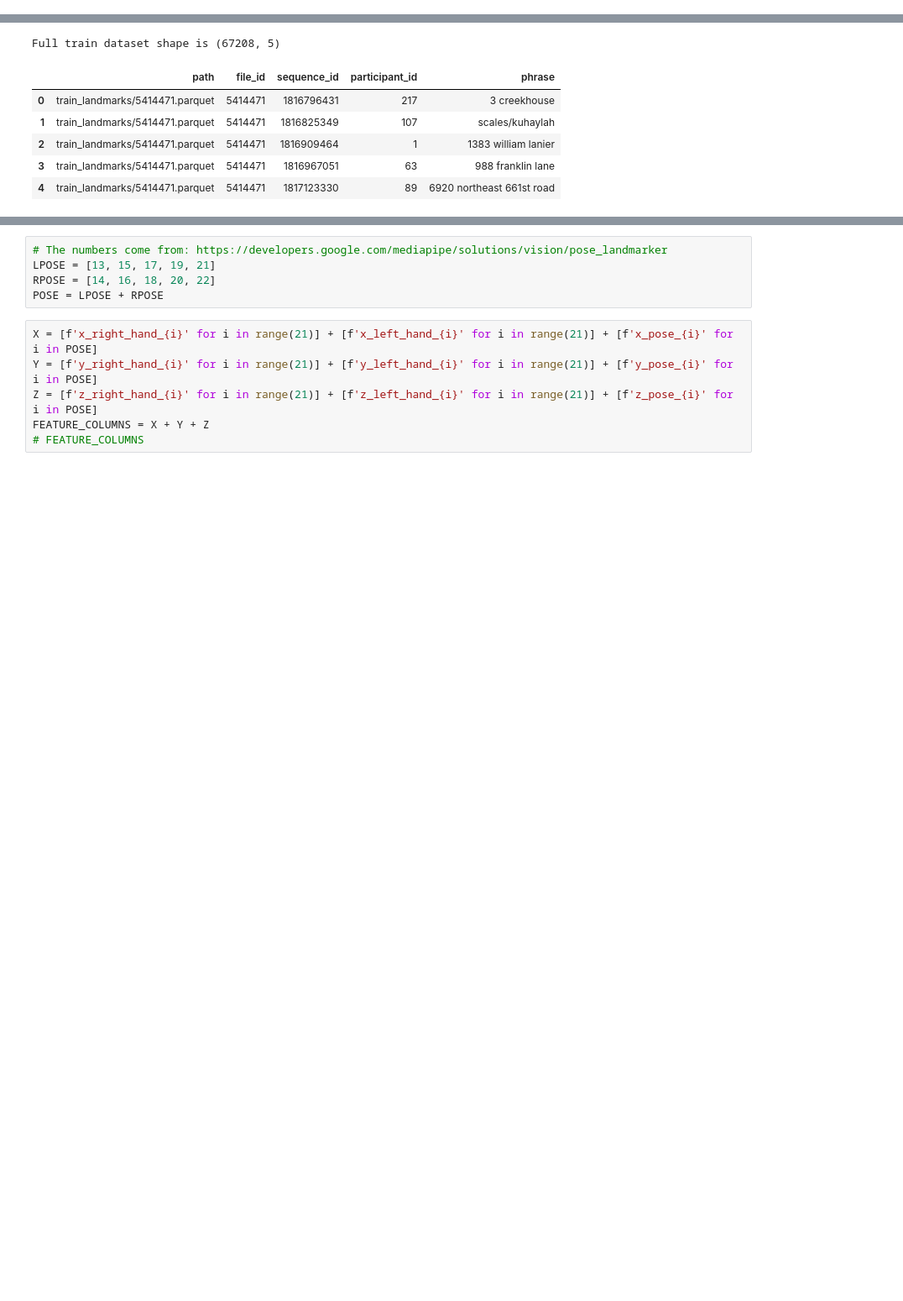
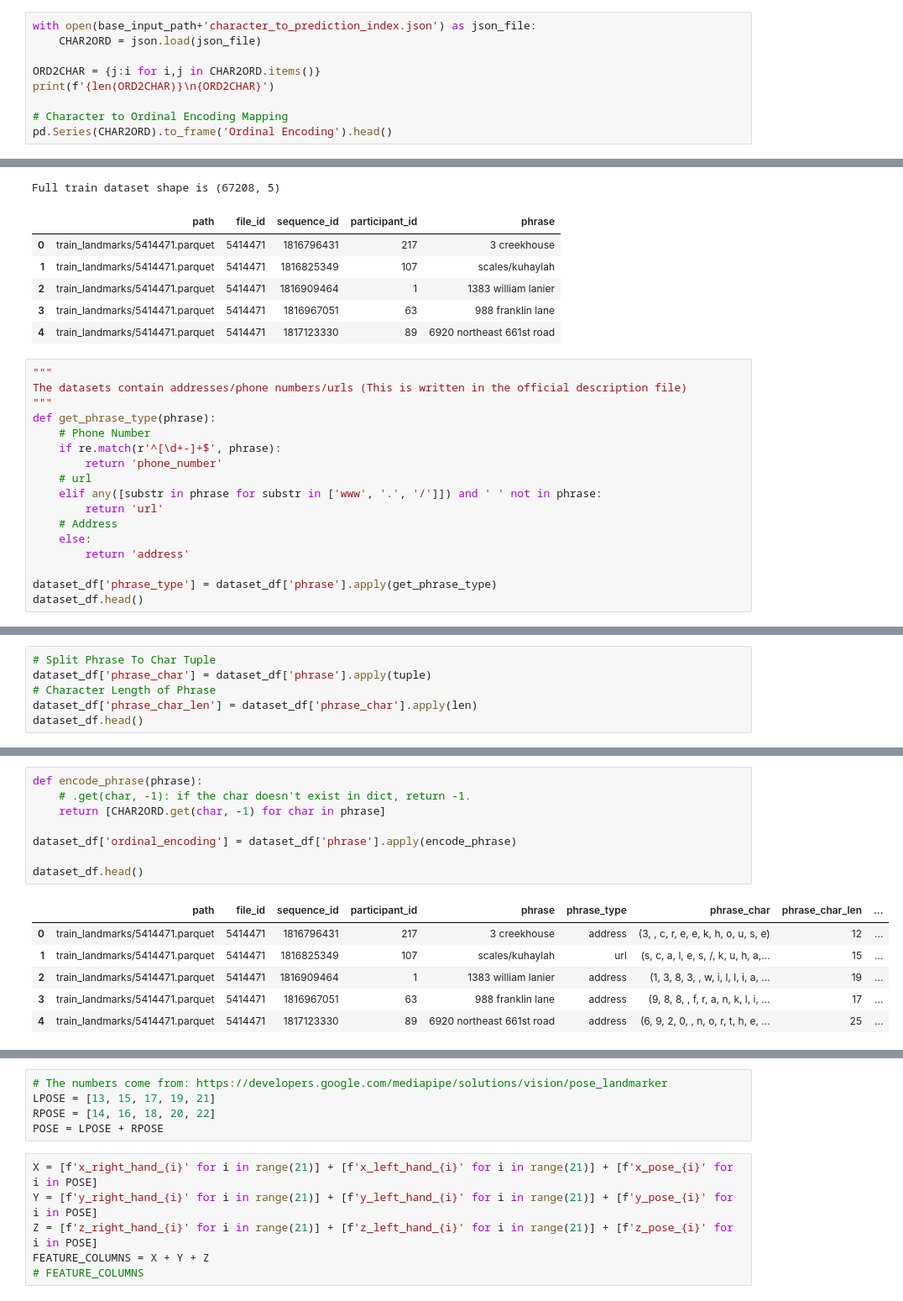
Before and after one commit to Nekoiii/Kaggle_notebook, a Jupyter notebook: sign-language-fingerspelling-recognition-3.ipynb, the cells around one changed output, grey strips where cells are left out. Shown at 84% size. Drawn from its saved outputs; the diff is of its cells as text; blank space fills up the shorter version.

```diff
--- a/sign-language-fingerspelling-recognition-3.ipynb
+++ b/sign-language-fingerspelling-recognition-3.ipynb
@@ -57,0 +45,9 @@ Mediapipe v0.10.3
+# %%
+with open(base_input_path+'character_to_prediction_index.json') as json_file:
+    CHAR2ORD = json.load(json_file)
+
+ORD2CHAR = {j:i for i,j in CHAR2ORD.items()}
+print(f'{len(ORD2CHAR)}\n{ORD2CHAR}')
+
+# Character to Ordinal Encoding Mapping
+pd.Series(CHAR2ORD).to_frame('Ordinal Encoding').head()
@@ -68,3 +81,20 @@ Full train dataset shape is (67208, 5)
 | 2 | train_landmarks/5414471.parquet | 5414471 | 1816909464 | 1 | 1383 william lanier |
 | 3 | train_landmarks/5414471.parquet | 5414471 | 1816967051 | 63 | 988 franklin lane |
 | 4 | train_landmarks/5414471.parquet | 5414471 | 1817123330 | 89 | 6920 northeast 661st road |
+# %%
+"""
+The datasets contain addresses/phone numbers/urls (This is written in the official description file)
+"""
+def get_phrase_type(phrase):
+    # Phone Number
+    if re.match(r'^[\d+-]+$', phrase):
+        return 'phone_number'
+    # url
+    elif any([substr in phrase for substr in ['www', '.', '/']]) and ' ' not in phrase:
+        return 'url'
+    # Address
+    else:
+        return 'address'
+
+dataset_df['phrase_type'] = dataset_df['phrase'].apply(get_phrase_type)
+dataset_df.head()
@@ -70,0 +108,6 @@ Full train dataset shape is (67208, 5)
+# %%
+# Split Phrase To Char Tuple
+dataset_df['phrase_char'] = dataset_df['phrase'].apply(tuple)
+# Character Length of Phrase
+dataset_df['phrase_char_len'] = dataset_df['phrase_char'].apply(len)
+dataset_df.head()
@@ -70,0 +121,15 @@ Full train dataset shape is (67208, 5)
+# %%
+def encode_phrase(phrase):
+    # .get(char, -1): if the char doesn't exist in dict, return -1.
+    return [CHAR2ORD.get(char, -1) for char in phrase]
+
+dataset_df['ordinal_encoding'] = dataset_df['phrase'].apply(encode_phrase)
+
+dataset_df.head()
+# %% [output]
+|  | path | file_id | sequence_id | participant_id | phrase | phrase_type | phrase_char | phrase_char_len | ... |
+| 0 | train_landmarks/5414471.parquet | 5414471 | 1816796431 | 217 | 3 creekhouse | address | (3, , c, r, e, e, k, h, o, u, s, e) | 12 | ... |
+| 1 | train_landmarks/5414471.parquet | 5414471 | 1816825349 | 107 | scales/kuhaylah | url | (s, c, a, l, e, s, /, k, u, h, a,... | 15 | ... |
+| 2 | train_landmarks/5414471.parquet | 5414471 | 1816909464 | 1 | 1383 william lanier | address | (1, 3, 8, 3, , w, i, l, l, i, a, ... | 19 | ... |
+| 3 | train_landmarks/5414471.parquet | 5414471 | 1816967051 | 63 | 988 franklin lane | address | (9, 8, 8, , f, r, a, n, k, l, i, ... | 17 | ... |
+| 4 | train_landmarks/5414471.parquet | 5414471 | 1817123330 | 89 | 6920 northeast 661st road | address | (6, 9, 2, 0, , n, o, r, t, h, e, ... | 25 | ... |
```
Also changed, not shown: parts of 17 cells of this notebook.
